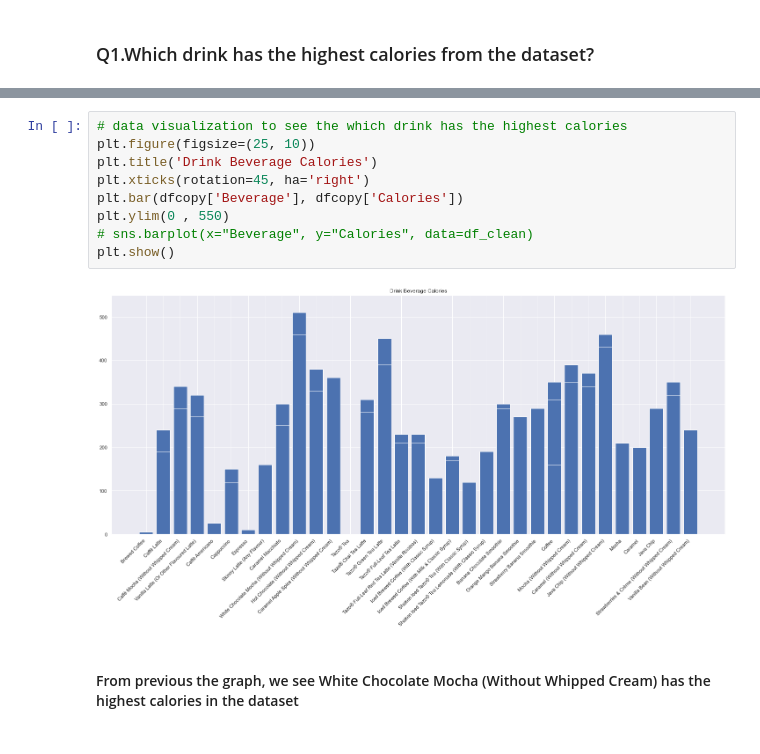
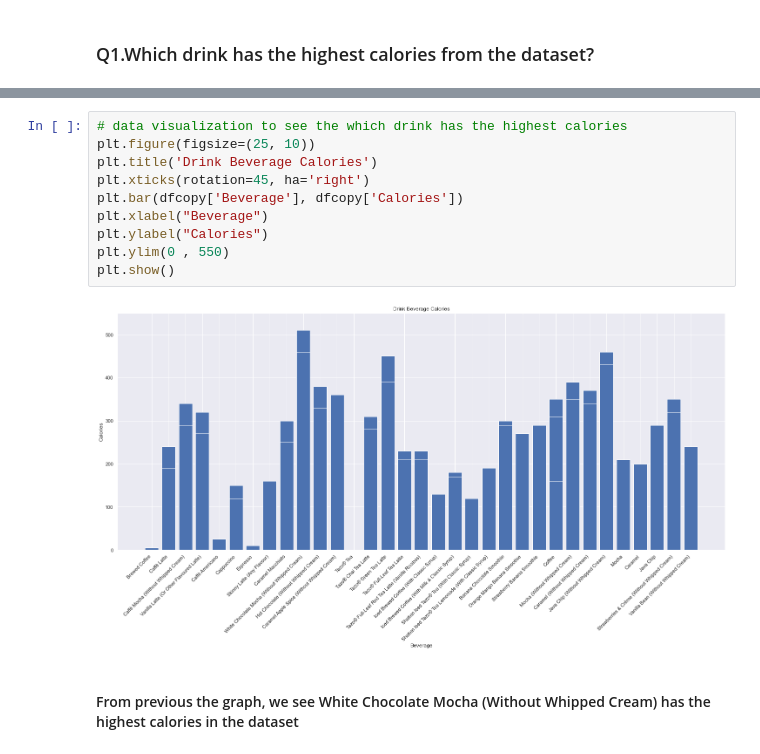
Before and after one commit to BeshoyShaher/eT3-Task, a Jupyter notebook: eT3-Task/Data-science task/drinkMenu.ipynb, the cells around one changed output, grey strips where cells are left out. Saved outputs shown, nothing was run; the diff lists cells and outputs as text.

```diff
--- a/eT3-Task/Data-science task/drinkMenu.ipynb
+++ b/eT3-Task/Data-science task/drinkMenu.ipynb
@@ -151,14 +151,15 @@ dfcopy.sort_values("Calories", ascending=False).head(2)
 # %%
 # data visualization to see the which drink has the highest calories
 plt.figure(figsize=(25, 10))
 plt.title('Drink Beverage Calories')
 plt.xticks(rotation=45, ha='right')
 plt.bar(dfcopy['Beverage'], dfcopy['Calories'])
+plt.xlabel("Beverage")
+plt.ylabel("Calories")
 plt.ylim(0 , 550)
-# sns.barplot(x="Beverage", y="Calories", data=df_clean)
 plt.show()
 # %% [output]
-[figure, old version]
+[figure, new version]
 # %% [markdown]
 #### From previous the graph, we see White Chocolate Mocha (Without Whipped Cream) has the highest calories in the dataset
 # %% [markdown]
```
Also changed, not shown: parts of 1 cell of this notebook, 2 other files.
